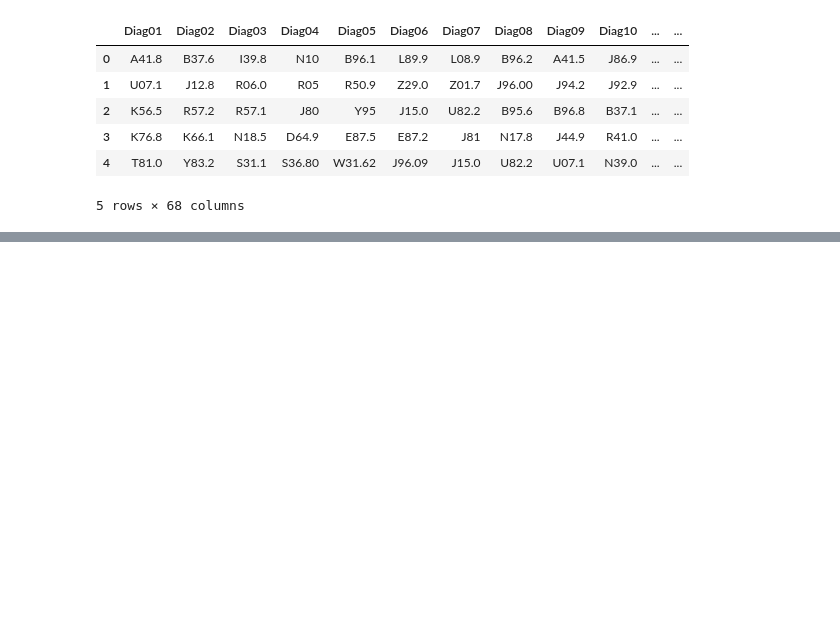
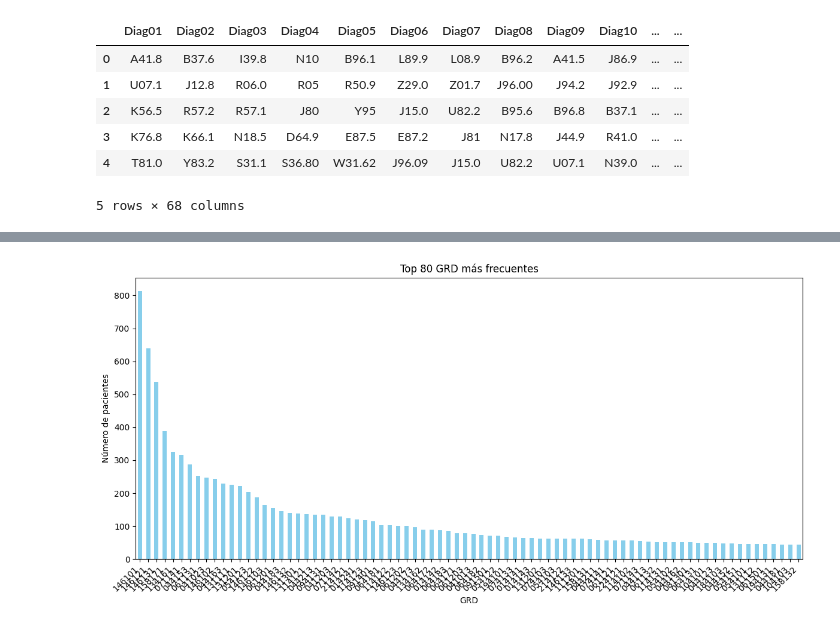
Before and after one commit to ntalme/Proyecto-Aprendizaje-de-Maquina, a Jupyter notebook: CodigoProyecto1.ipynb, the cells around one changed output, grey strips where cells are left out. Saved outputs shown, nothing was run; the diff lists cells and outputs as text; code cells hidden in the pictures; blank space fills up the shorter version.

```diff
--- a/CodigoProyecto1.ipynb
+++ b/CodigoProyecto1.ipynb
@@ -69,0 +161,18 @@ df.head()
+# %%
+# Ver los GRD más frecuentes
+grd = df["GRD"].value_counts().sort_values(ascending=False).head(80)
+
+# Crear gráfico de barras
+plt.figure(figsize=(12, 6))
+grd.plot(kind='bar', color='skyblue')
+
+# Etiquetas y título
+plt.title("Top 80 GRD más frecuentes")
+plt.xlabel("GRD")
+plt.ylabel("Número de pacientes")
+plt.xticks(rotation=45, ha="right")
+
+plt.tight_layout()
+plt.show()
+# %% [output]
+[figure, added]
```
Also changed, not shown: parts of 16 cells of this notebook.
